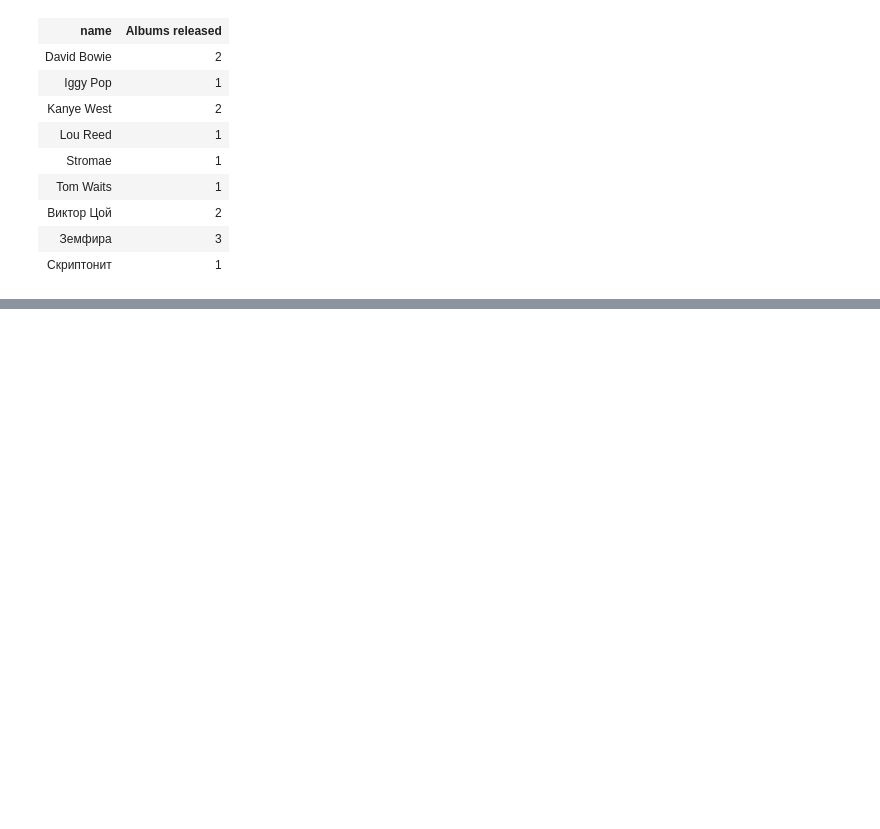
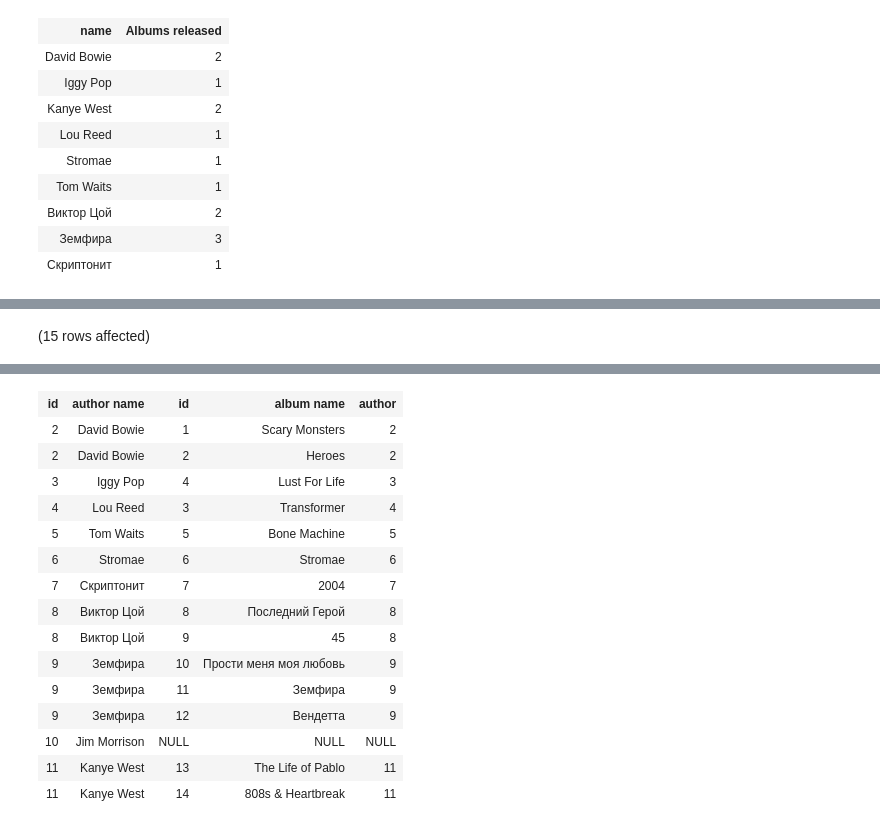
Before and after one commit to petrik33/BSU-Data-Engineering, a Jupyter notebook: 12. Roundup/notebook.ipynb, the cells around one changed output, grey strips where cells are left out. Saved outputs shown, nothing was run; the diff lists cells and outputs as text; code cells hidden in the pictures; blank space fills up the shorter version.

```diff
--- a/12. Roundup/notebook.ipynb
+++ b/12. Roundup/notebook.ipynb
@@ -438,0 +663,6 @@ Total execution time: 00:00:00.011
+# %%
+SELECT a.id, a.name as [author name], b.id, b.name as [album name], b.author
+FROM authors a
+LEFT JOIN albums b ON a.id = b.author;
+# %% [output]
+(15 rows affected)
@@ -438,0 +670,16 @@ Total execution time: 00:00:00.011
+| id | author name | id | album name | author |
+| 2 | David Bowie | 1 | Scary Monsters | 2 |
+| 2 | David Bowie | 2 | Heroes | 2 |
+| 3 | Iggy Pop | 4 | Lust For Life | 3 |
+| 4 | Lou Reed | 3 | Transformer | 4 |
+| 5 | Tom Waits | 5 | Bone Machine | 5 |
+| 6 | Stromae | 6 | Stromae | 6 |
+| 7 | Скриптонит | 7 | 2004 | 7 |
+| 8 | Виктор Цой | 8 | Последний Герой | 8 |
+| 8 | Виктор Цой | 9 | 45 | 8 |
+| 9 | Земфира | 10 | Прости меня моя любовь | 9 |
+| 9 | Земфира | 11 | Земфира | 9 |
+| 9 | Земфира | 12 | Вендетта | 9 |
+| 10 | Jim Morrison | NULL | NULL | NULL |
+| 11 | Kanye West | 13 | The Life of Pablo | 11 |
+| 11 | Kanye West | 14 | 808s & Heartbreak | 11 |
```
Also changed, not shown: parts of 56 cells of this notebook.
